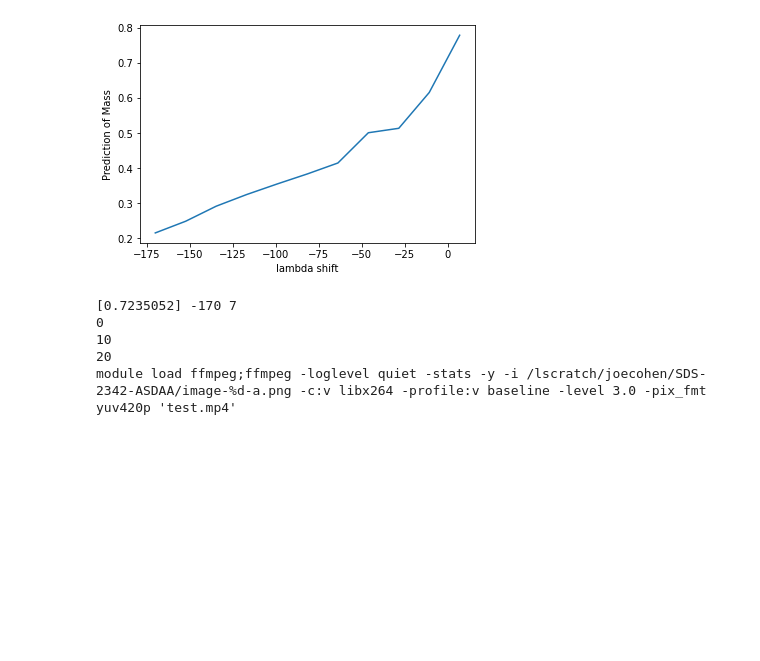
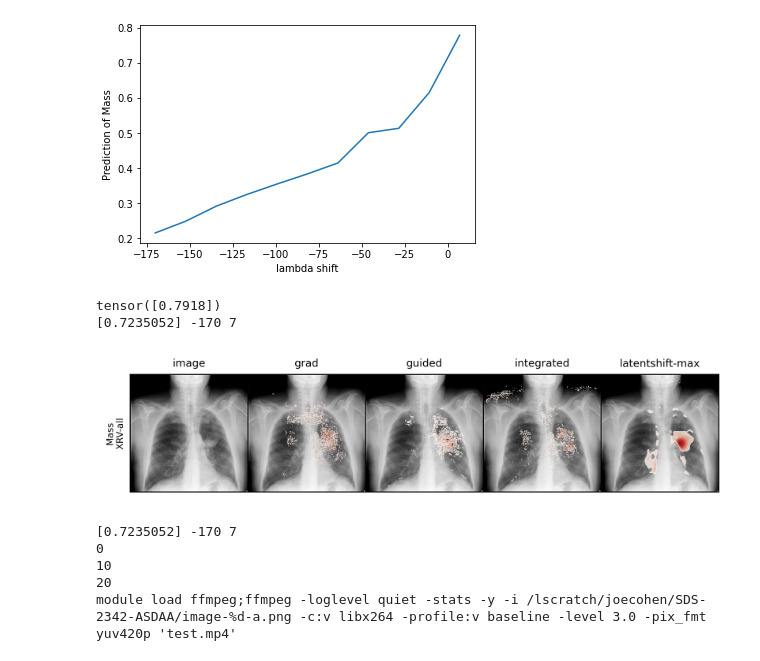
Before and after one commit to mlmed/gifsplanation, a Jupyter notebook: gif-generate-opticalflow.ipynb, the cells around one changed output. Drawn from its saved outputs; the diff is of its cells as text; code cells hidden in the pictures; blank space fills up the shorter version.

Commit message:
add 2d image

```diff
--- a/gif-generate-opticalflow.ipynb
+++ b/gif-generate-opticalflow.ipynb
@@ -95,6 +95,12 @@ a = attribution.compute_attribution(image.cuda(), "latentshift-max", model, targ
 [figure]
 [figure]
 [figure]
+# %%
+attribution.generate_attributions(sample, model, target, ae, temp_path, dmerge)
+# %% [output]
+tensor([0.7918])
+[0.7235052] -170 7
+[figure, added]
 # %%
 attribution.generate_video(image.cuda(), model, target, ae, temp_path, target_filename="test", border=False, show=True)
 # %% [output]
```
